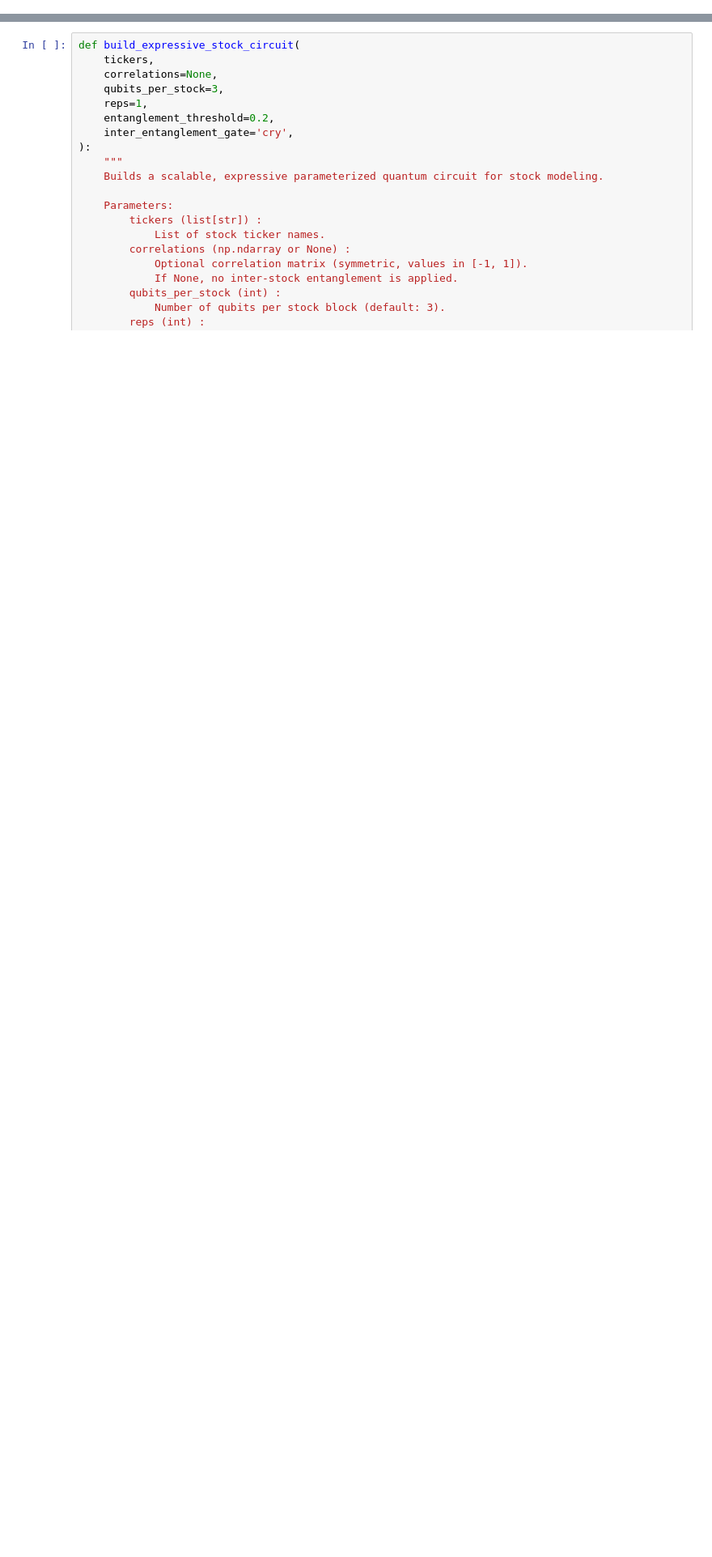
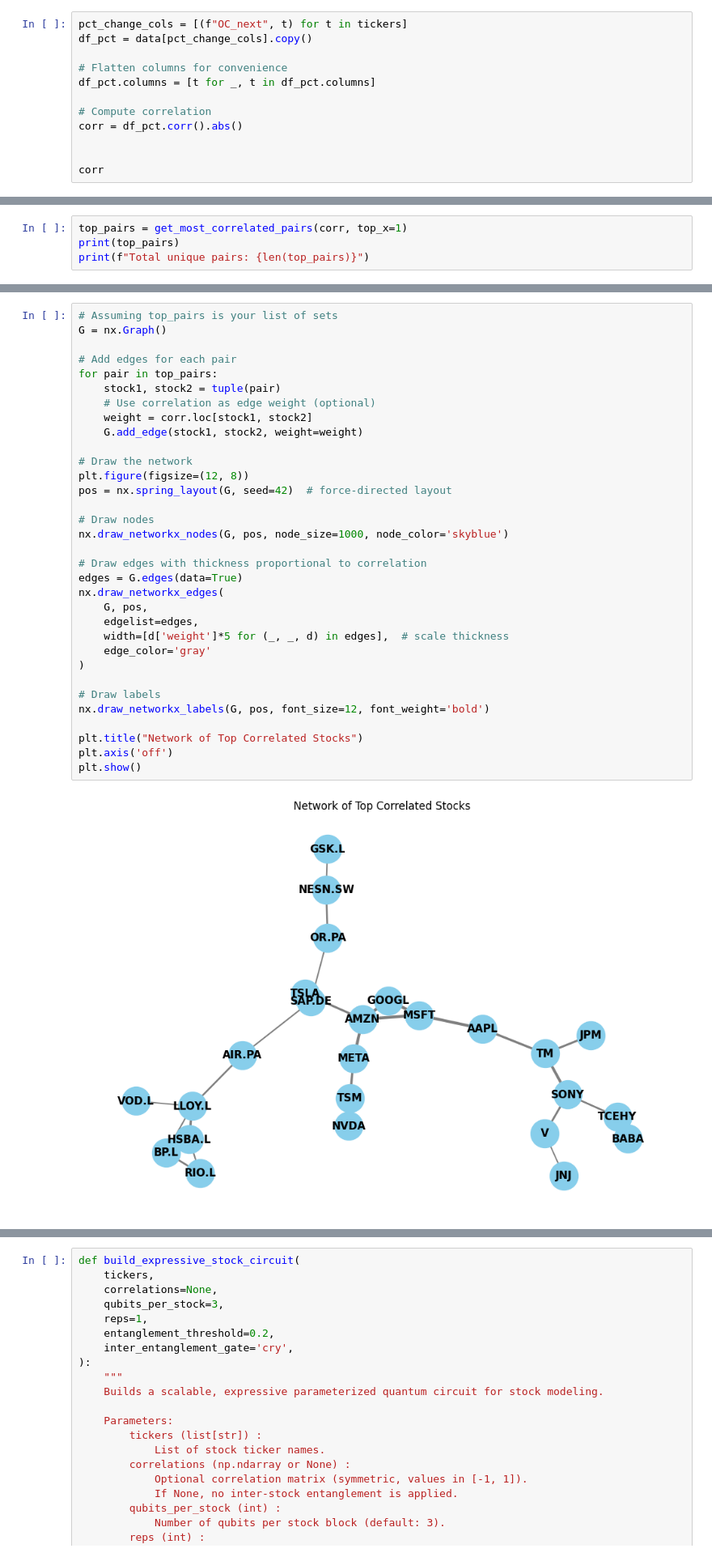
Before and after one commit to adam-milner1/Schro-horse, a Jupyter notebook: Second_ideas.ipynb, the cells around one changed output, grey strips where cells are left out. Shown: that part at 81% size. Saved outputs shown, nothing was run; the diff lists cells and outputs as text; blank space fills up the shorter version.

Commit message:
added some cool stuff for stock_correlation

```diff
--- a/Second_ideas.ipynb
+++ b/Second_ideas.ipynb
@@ -28,0 +38,12 @@ dp.plot_tickers_pct_change_corr(data, tickers, title="Ticker % Change Correlatio
+# %%
+pct_change_cols = [(f"OC_next", t) for t in tickers]
+df_pct = data[pct_change_cols].copy()
+
+# Flatten columns for convenience
+df_pct.columns = [t for _, t in df_pct.columns]
+
+# Compute correlation
+corr = df_pct.corr().abs()
+
+
+corr
@@ -28,0 +108,4 @@ dp.plot_tickers_pct_change_corr(data, tickers, title="Ticker % Change Correlatio
+# %%
+top_pairs = get_most_correlated_pairs(corr, top_x=1)
+print(top_pairs)
+print(f"Total unique pairs: {len(top_pairs)}")
@@ -28,0 +115,35 @@ dp.plot_tickers_pct_change_corr(data, tickers, title="Ticker % Change Correlatio
+# %%
+# Assuming top_pairs is your list of sets
+G = nx.Graph()
+
+# Add edges for each pair
+for pair in top_pairs:
+    stock1, stock2 = tuple(pair)
+    # Use correlation as edge weight (optional)
+    weight = corr.loc[stock1, stock2]
+    G.add_edge(stock1, stock2, weight=weight)
+
+# Draw the network
+plt.figure(figsize=(12, 8))
+pos = nx.spring_layout(G, seed=42)  # force-directed layout
+
+# Draw nodes
+nx.draw_networkx_nodes(G, pos, node_size=1000, node_color='skyblue')
+
+# Draw edges with thickness proportional to correlation
+edges = G.edges(data=True)
+nx.draw_networkx_edges(
+    G, pos,
+    edgelist=edges,
+    width=[d['weight']*5 for (_, _, d) in edges],  # scale thickness
+    edge_color='gray'
+)
+
+# Draw labels
+nx.draw_networkx_labels(G, pos, font_size=12, font_weight='bold')
+
+plt.title("Network of Top Correlated Stocks")
+plt.axis('off')
+plt.show()
+# %% [output]
+[figure, added]
```
Also changed, not shown: parts of 10 cells of this notebook, 2 other files.
